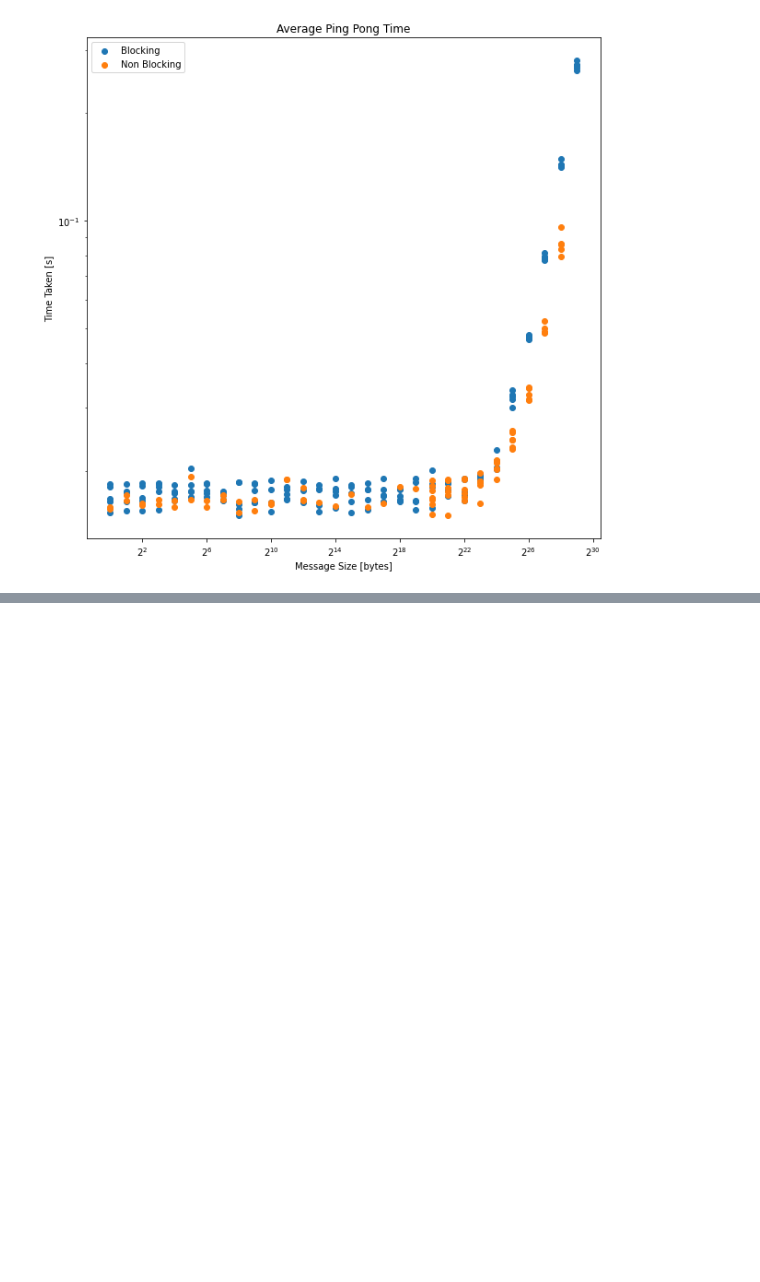
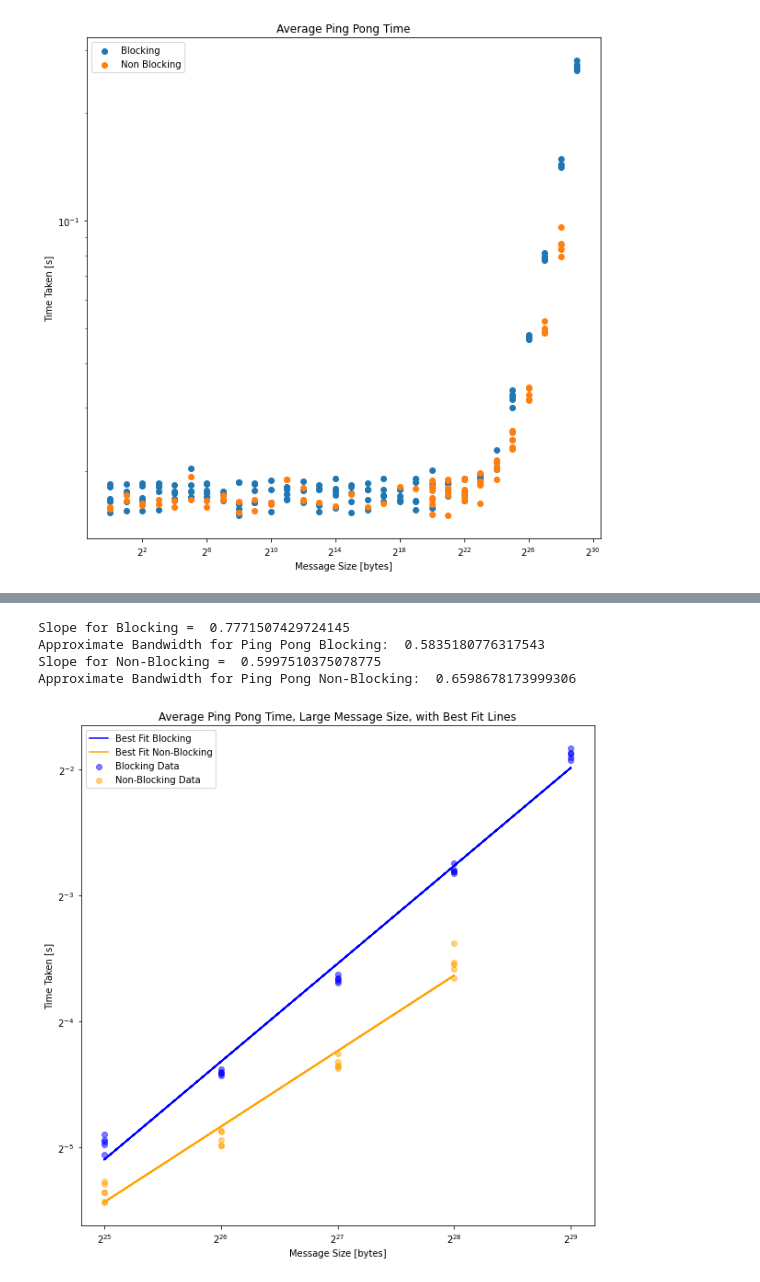
Before and after one commit to cmse822/project-3-mpi-p2p-team-4, a Jupyter notebook: visualization.ipynb, the cells around one changed output, grey strips where cells are left out. Cells and saved outputs as stored; diff of their text form; code cells hidden in the pictures; blank space fills up the shorter version.

```diff
--- a/visualization.ipynb
+++ b/visualization.ipynb
@@ -148 +49,50 @@ plt.show()
+# %%
+# Approximate Latency
+def approximate_bandwidth(data, color, label):
+    # Filtering the data for high message sizes
+    high_data = data[data['Message Size'] >= 2**25]
+
+    # Compute average communication time (assuming 100 iterations for average)
+    avgCommunicationTime = high_data['Time Taken'] / 100
+
+    # Logarithmic transformation of message sizes and time taken
+    log_messageSize = np.log2(high_data['Message Size'])
+    log_avgCommunicationTime = np.log2(avgCommunicationTime)
+
+    # Fit a linear model
+    model = LinearRegression()
+    model.fit(log_messageSize.values.reshape(-1, 1), log_avgCommunicationTime.values.reshape(-1, 1))
+
+    # Predicting the best fit line
+    best_fit = model.predict(log_messageSize.values.reshape(-1, 1))
+
+    # Output the slope and approximate bandwidth
+    slope = model.coef_[0, 0]
+    bandwidth = 1 / 2**slope
+    print(f'Slope for {label} = ', slope)
+    print(f'Approximate Bandwidth for Ping Pong {label}: ', bandwidth)
+
+    # Plotting the scatter data and best fit line
+    plt.scatter(high_data['Message Size'], avgCommunicationTime, color=color, alpha=0.5, label=f'{label} Data')
+    plt.plot(high_data['Message Size'], 2**best_fit.flatten(), color=color, label=f'Best Fit {label}')
+
+plt.figure(figsize=(10, 10))
+approximate_bandwidth(data_b, 'blue', 'Blocking')
+approximate_bandwidth(data_nb, 'orange', 'Non-Blocking')
+
+plt.xscale('log', base=2)
+plt.yscale('log', base=2)
+plt.title('Average Ping Pong Time, Large Message Size, with Best Fit Lines')
+plt.xlabel('Message Size [bytes]')
+plt.ylabel('Time Taken [s]')
+plt.legend()
+plt.savefig('PingPongBandwidth.png')
+
+plt.show()
+# %% [output]
+Slope for Blocking =  0.7771507429724145
+Approximate Bandwidth for Ping Pong Blocking:  0.5835180776317543
+Slope for Non-Blocking =  0.5997510375078775
+Approximate Bandwidth for Ping Pong Non-Blocking:  0.6598678173999306
+[figure, added]
 # %%
```
Also changed, not shown: parts of 7 cells of this notebook, 7 other files.
